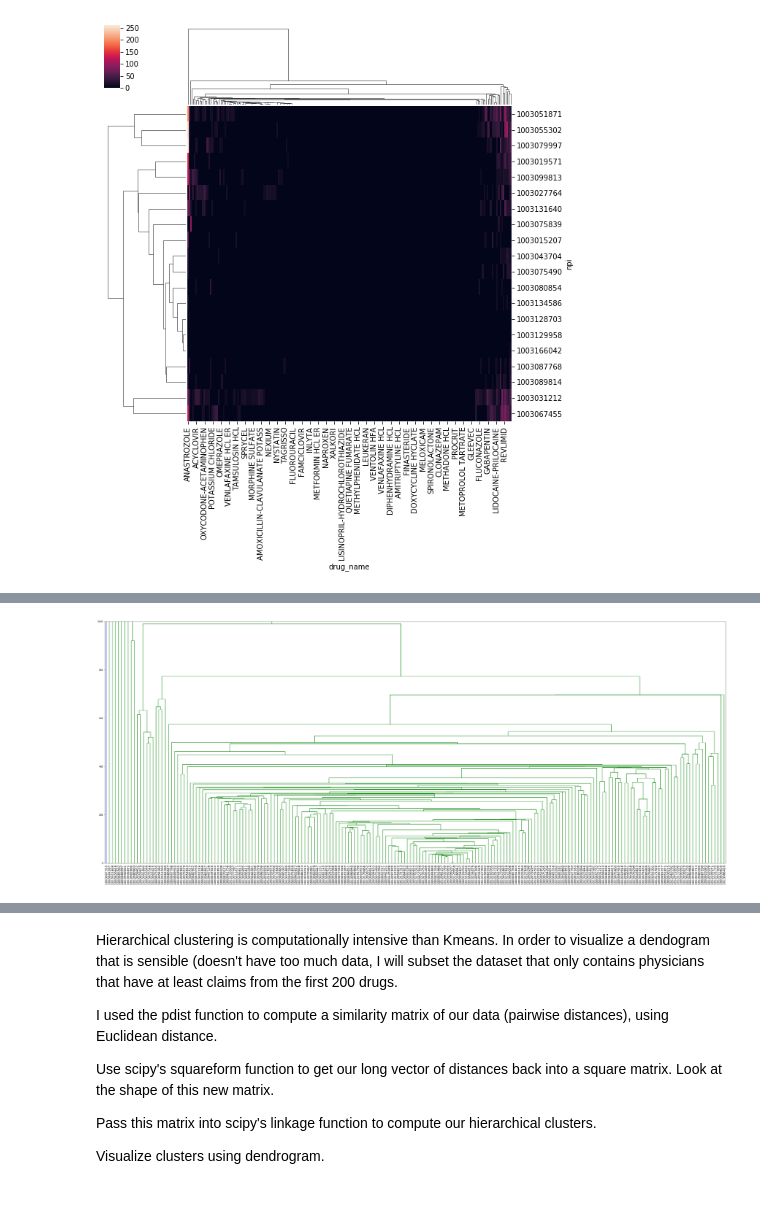
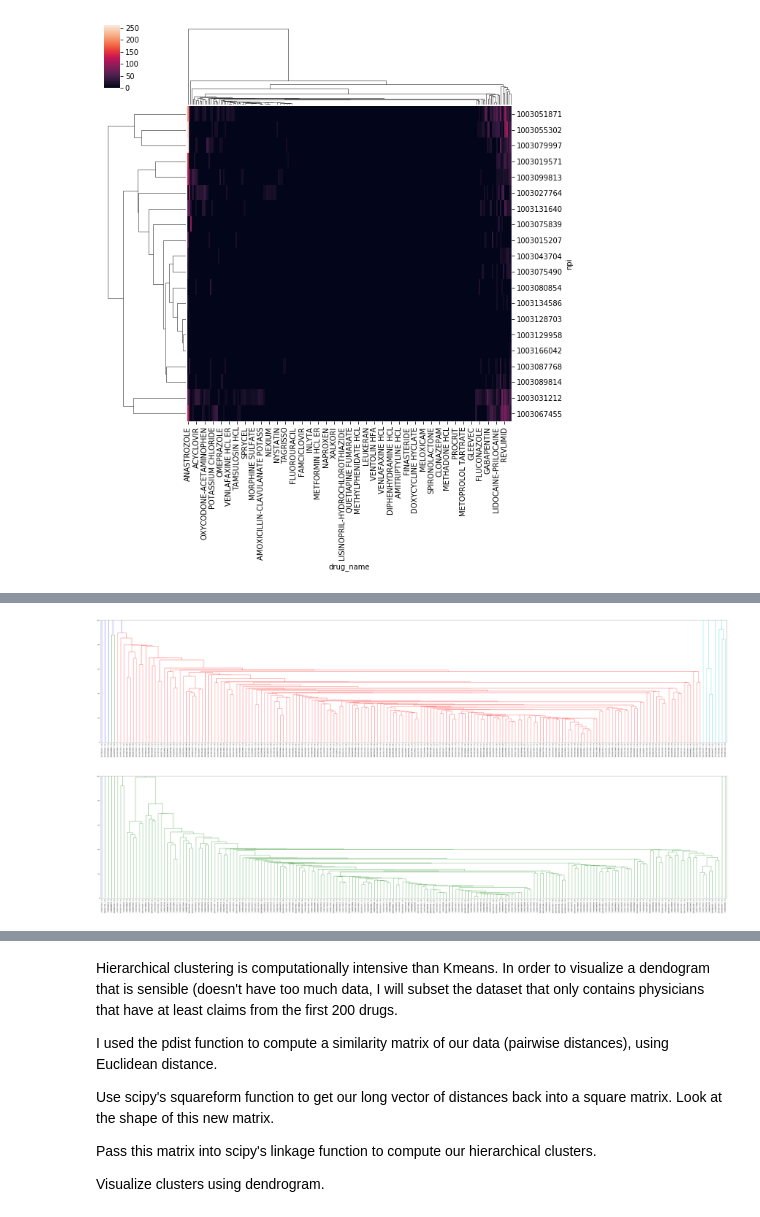
Before and after one commit to m3ngineer/med-mapper, a Jupyter notebook: hierarchical_clustering.ipynb, the cells around one changed output, grey strips where cells are left out. Drawn from its saved outputs; the diff is of its cells as text; code cells hidden in the pictures.

```diff
--- a/hierarchical_clustering.ipynb
+++ b/hierarchical_clustering.ipynb
@@ -96,9 +55,31 @@ plt.show()
-# %%
-fig, axes = plt.subplots(figsize=(50, 20))
-hr_dendro = hr.dendrogram(hr_clusters, labels=npi_claims_top[:200].index.values, leaf_font_size=14)
-
-plt.ylim(0, 1000)
-
-plt.show()
-# %% [output]
-[figure, removed]
+# %%
+# Dendrogram of first 200 prescribers that have Imbruvica claims, and their number of Imbruvica claims
+npi_claims_imbruvica = npi_claims_top[npi_claims_top['IMBRUVICA'] > 11]
+hr_dists = pdist(npi_claims_imbruvica[:200])
+hr_dist_sq = squareform(hr_dists)
+hr_clusters = hr.linkage(hr_dist_sq, optimal_ordering=True)
+
+fig, axes = plt.subplots(figsize=(100, 20))
+labels = [str(x) + " :: " + str(y) for x, y in zip(npi_claims_imbruvica.index.values, npi_claims_imbruvica["IMBRUVICA"].values)]
+hr_dendro = hr.dendrogram(hr_clusters, labels=labels, leaf_font_size=14, distance_sort=True)
+
+plt.ylim(0, 1000)
+
+plt.show()
+# %% [output]
+[figure, added]
+# %%
+# Dendrogram of first 200 prescribers (of entire dataset) and the number of Imbruvica claims they have
+hr_dists = pdist(npi_claims_top[:200])
+hr_dist_sq = squareform(hr_dists)
+hr_clusters = hr.linkage(hr_dist_sq, optimal_ordering=True)
+
+fig, axes = plt.subplots(figsize=(100, 20))
+labels = [str(x) + " :: " + str(y) for x, y in zip(npi_claims_top.index.values, npi_claims_top["IMBRUVICA"].values)]
+hr_dendro = hr.dendrogram(hr_clusters, labels=labels, leaf_font_size=14, distance_sort=True)
+
+plt.ylim(0, 1000)
+
+plt.show()
+# %% [output]
+[figure, added]
```
Also changed, not shown: parts of 35 cells of this notebook, 2 other files.
